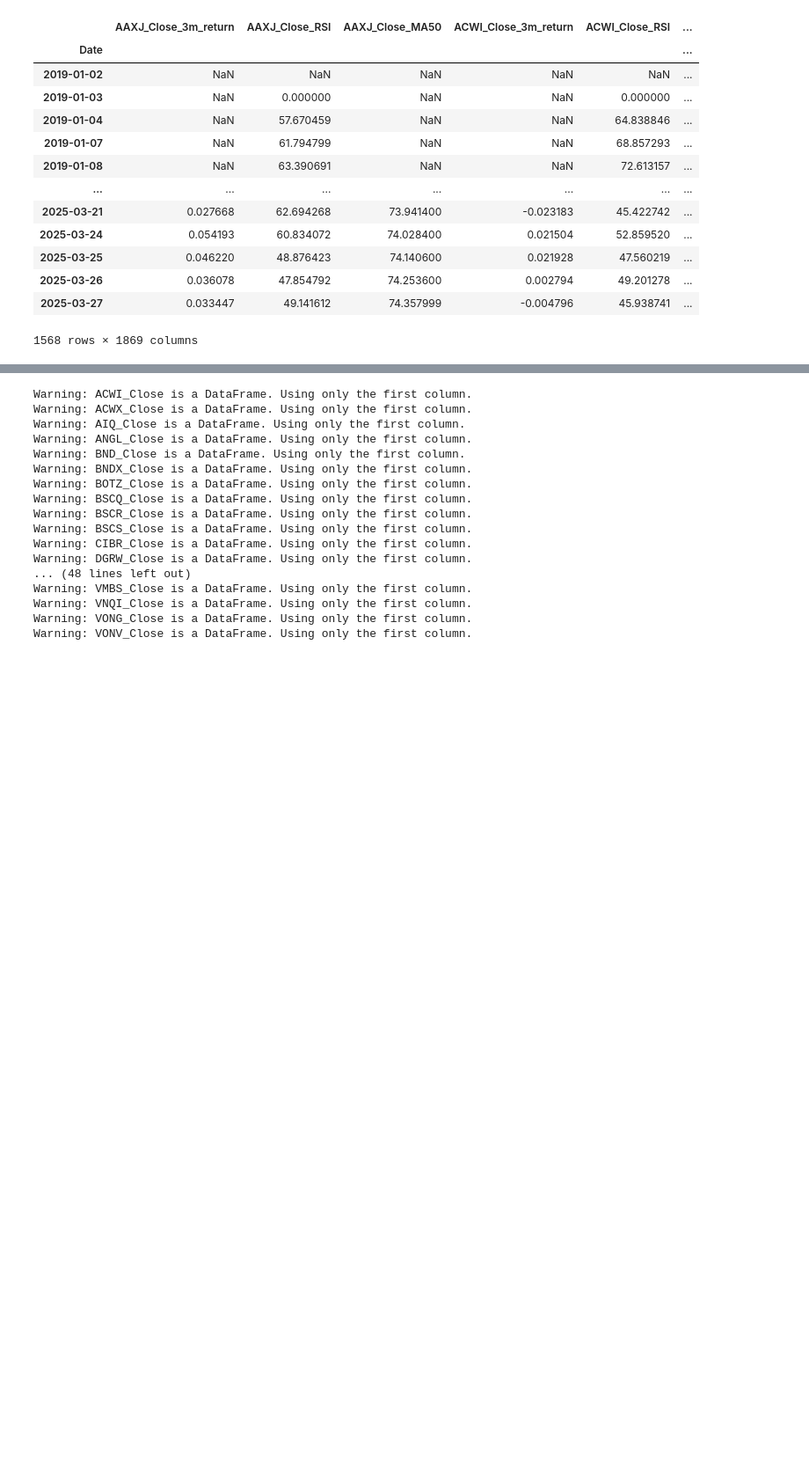
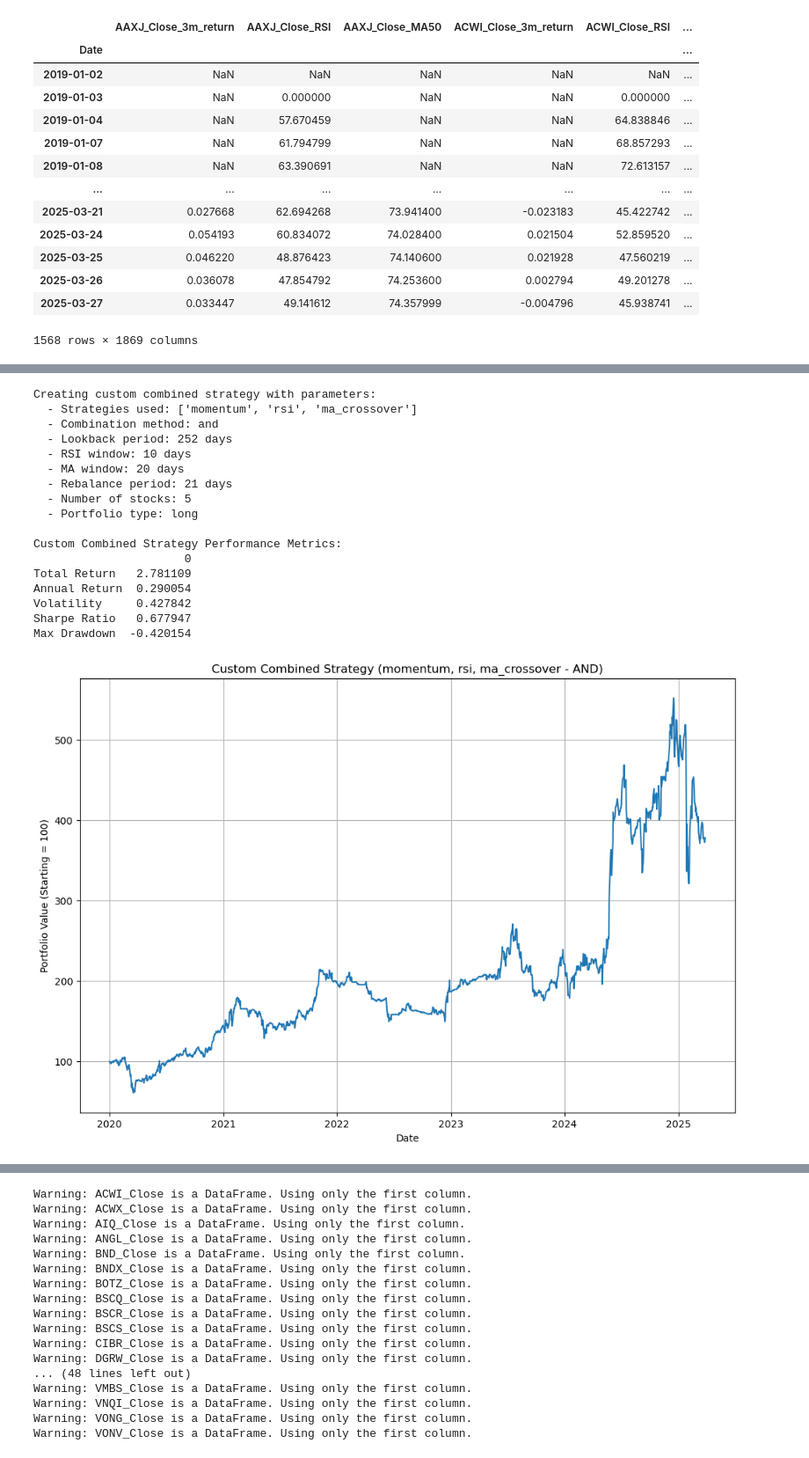
Before and after one commit to kushalgowdagv/ETF_Momentum_latest, a Jupyter notebook: master.ipynb, the cells around one changed output, grey strips where cells are left out. Shown at 88% size. Saved outputs shown, nothing was run; the diff lists cells and outputs as text; code cells hidden in the pictures; blank space fills up the shorter version.

```diff
--- a/master.ipynb
+++ b/master.ipynb
@@ -976,3 +976,15 @@ all_indicators
 | 2025-03-26 | 0.036078 | 47.854792 | 74.253600 | 0.002794 | 49.201278 | ... |
 | 2025-03-27 | 0.033447 | 49.141612 | 74.357999 | -0.004796 | 45.938741 | ... |
 1568 rows × 1869 columns
+# %%
+df_1 = pd.read_csv('adj_close_prices.csv', parse_dates=['Date'])
+df=df_1.copy()
+# df
+# Filter for dates from 2019 onwards
+df = df[df['Date'] >= '2019-01-01']
+
+# Set 'Date' as the index
+df.set_index('Date', inplace=True)
+
+# Sort index (optional but good practice)
+df.sort_index(inplace=True)
@@ -978,0 +2244,35 @@ all_indicators
+# %%
+custom_combined = create_custom_combined_strategy(
+    etf_data,
+    strategy_types=['momentum', 'rsi', 'ma_crossover'],  # Use all three strategies
+    lookback_period=252,                                  # ~3 months for momentum
+    rsi_window=10,                                       # 10-day RSI
+    ma_window=20,                                        # 20-day MA
+    rebalance_period=21,                                 # 10-day rebalancing
+    num_stocks=5,                                        # Select top/bottom 5 stocks
+    portfolio_type='long',                               # Long-only portfolio
+    combine_method='and'                                 # Require agreement across strategies
+)
+
+print("\nCustom Combined Strategy Performance Metrics:")
+print(pd.DataFrame([custom_combined['metrics']]).T)
+# custom_combined['plot'].savefig('custom_combined_strategy.png')
+# %% [output]
+Creating custom combined strategy with parameters:
+  - Strategies used: ['momentum', 'rsi', 'ma_crossover']
+  - Combination method: and
+  - Lookback period: 252 days
+  - RSI window: 10 days
+  - MA window: 20 days
+  - Rebalance period: 21 days
+  - Number of stocks: 5
+  - Portfolio type: long
+
+Custom Combined Strategy Performance Metrics:
+                      0
+Total Return   2.781109
+Annual Return  0.290054
+Volatility     0.427842
+Sharpe Ratio   0.677947
+Max Drawdown  -0.420154
+[figure, added]
```
Also changed, not shown: parts of 3 cells of this notebook.
